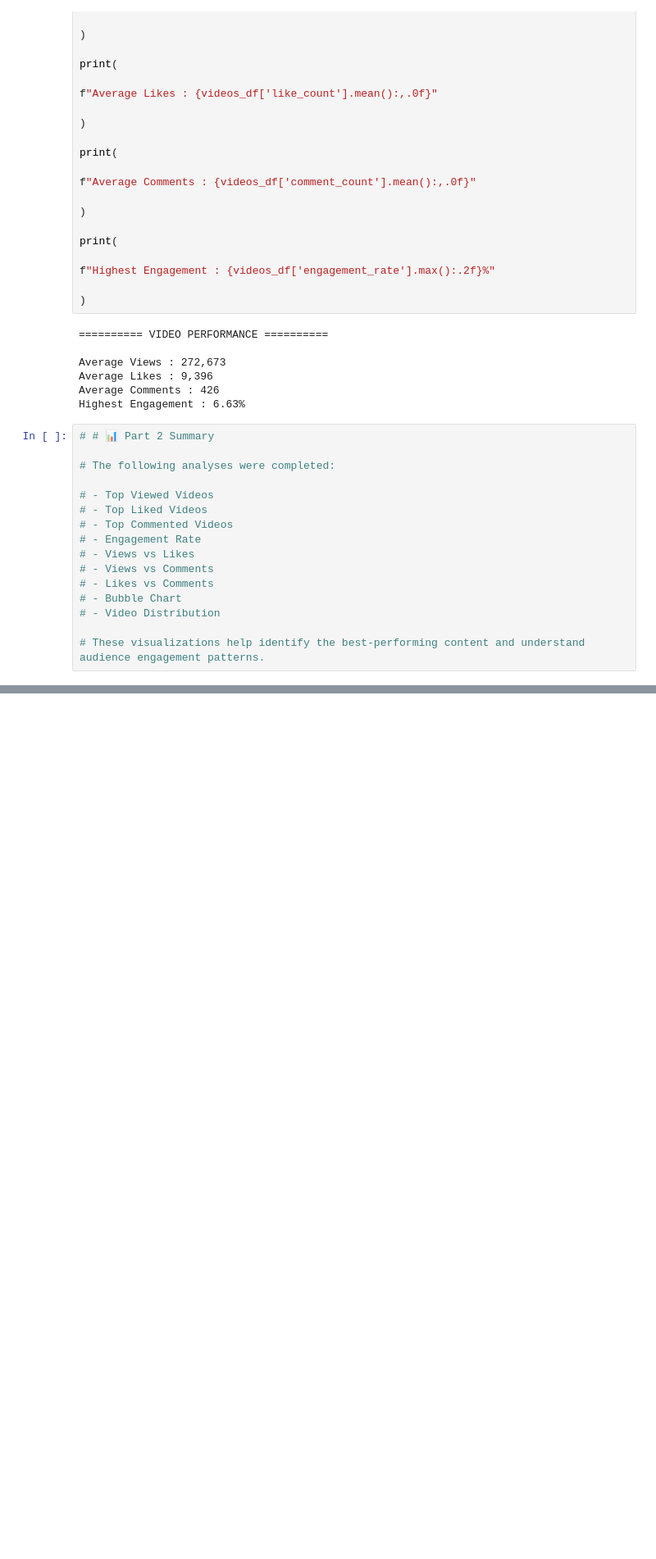
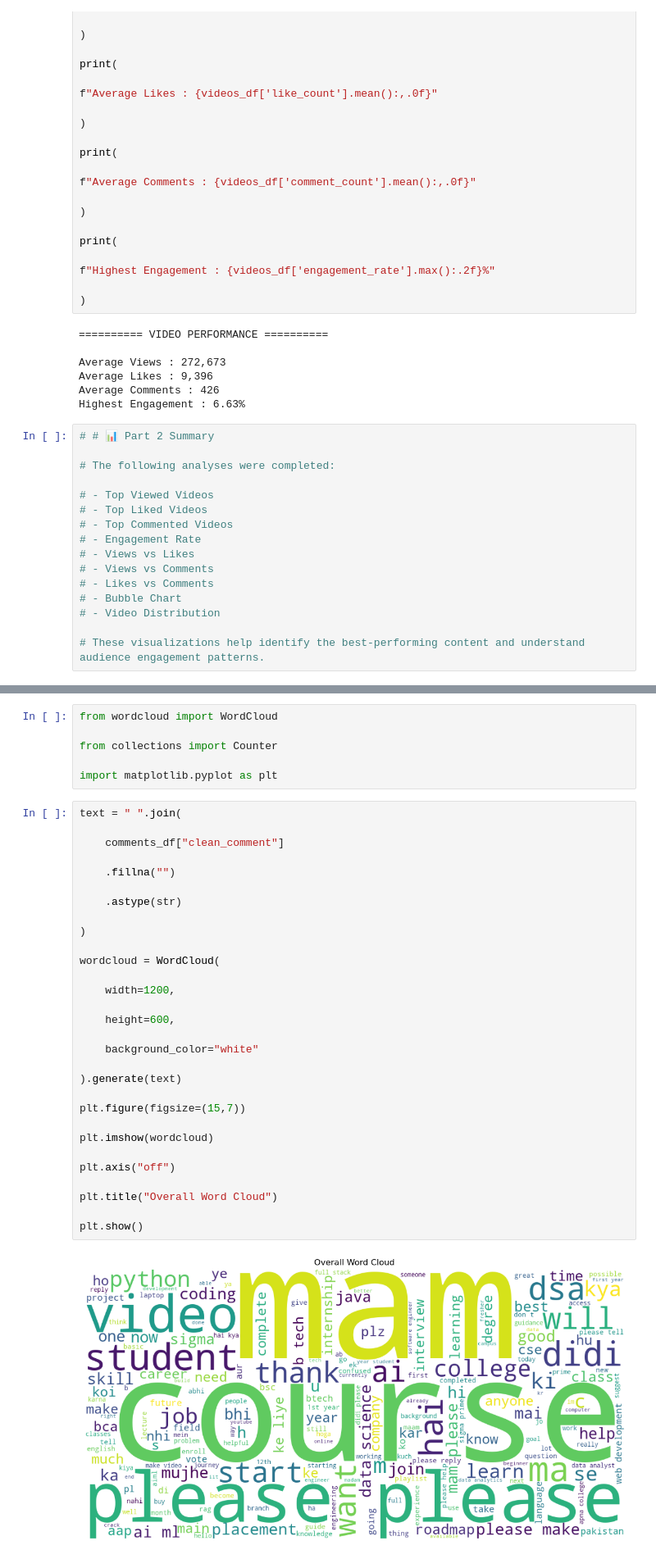
Before and after one commit to aryandhiman01/Influence_IQ, a Jupyter notebook: notebook/03_Advanced_Visual_Analytics.ipynb, the cells around one changed output, grey strips where cells are left out. Shown at 82% size. Cells and saved outputs as stored; diff of their text form; blank space fills up the shorter version.

```diff
--- a/notebook/03_Advanced_Visual_Analytics.ipynb
+++ b/notebook/03_Advanced_Visual_Analytics.ipynb
@@ -614,0 +1039,38 @@ Highest Engagement : 6.63%
+# %%
+from wordcloud import WordCloud
+
+from collections import Counter
+
+import matplotlib.pyplot as plt
+# %%
+text = " ".join(
+
+    comments_df["clean_comment"]
+
+    .fillna("")
+
+    .astype(str)
+
+)
+
+wordcloud = WordCloud(
+
+    width=1200,
+
+    height=600,
+
+    background_color="white"
+
+).generate(text)
+
+plt.figure(figsize=(15,7))
+
+plt.imshow(wordcloud)
+
+plt.axis("off")
+
+plt.title("Overall Word Cloud")
+
+plt.show()
+# %% [output]
+[figure, added]
```
Also changed, not shown: parts of 28 cells of this notebook, 13 other files.
